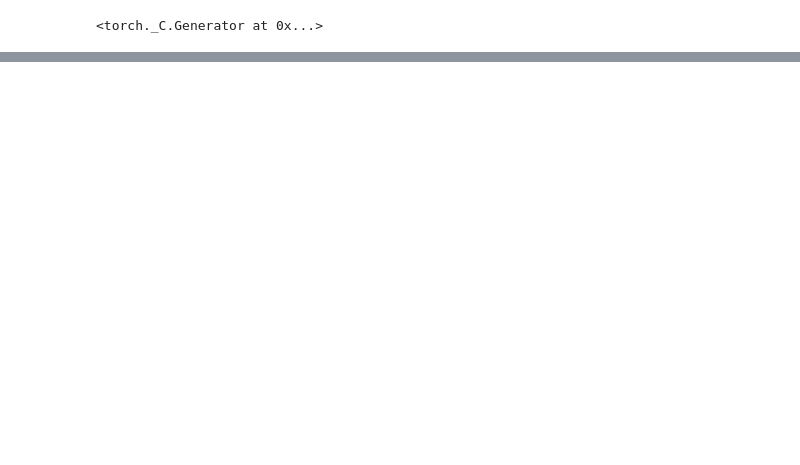
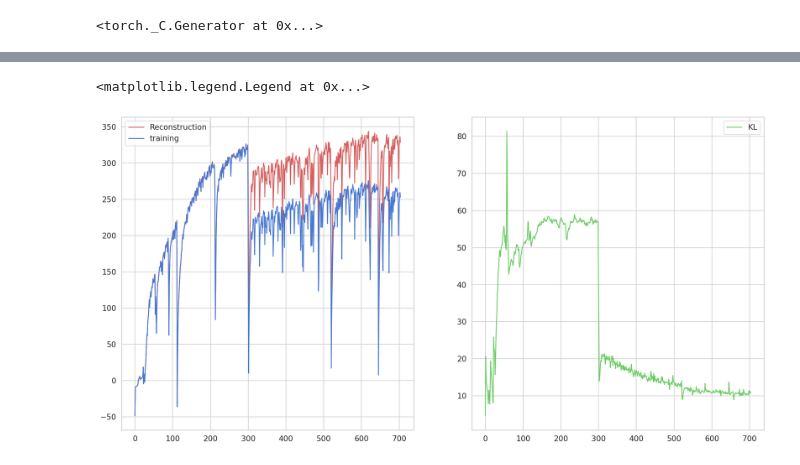
Before and after one commit to AugustSchreyer/02460_Advanced_ML, a Jupyter notebook: raman_spectre_model.ipynb, the cells around one changed output, grey strips where cells are left out. Cells and saved outputs as stored; diff of their text form; code cells hidden in the pictures; blank space fills up the shorter version.

Commit message:
working model

```diff
--- a/raman_spectre_model.ipynb
+++ b/raman_spectre_model.ipynb
@@ -326,34 +266,38 @@ class BaseVAEprob(nn.Module):
 # %%
-LATENT_FEATURES = 9
-HIDDEN_DIM = 500
-NUM_LAYERS = 1
-BATCH_SIZE = len(train_dataset)
+LATENT_FEATURES = 8
+HIDDEN_DIM = 100
+NUM_LAYERS = 2
+BATCH_SIZE = 64
 LEARNING_RATE = 1e-3
 bidirectional = True
-BETA = 1e-3
+BETA = 0.01
 
 encoder = Encoder(seq_len, n_features=1, hidden_dim=HIDDEN_DIM, latent_features=LATENT_FEATURES, num_layers=NUM_LAYERS, bidirectional=bidirectional).to(device)
 decoder = Decoder(seq_len, n_features=1, hidden_dim=HIDDEN_DIM, latent_features=LATENT_FEATURES, num_layers=NUM_LAYERS, bidirectional=bidirectional).to(device)
-model = BaseVAEprob(latent_features=LATENT_FEATURES, encoder=encoder, decoder=decoder, beta=BETA).to(device)
+model = BaseLSTM_VAEprob(latent_features=LATENT_FEATURES, encoder=encoder, decoder=decoder, beta=BETA).to(device)
 
 train_loader = DataLoader(train_dataset, batch_size=BATCH_SIZE, shuffle=True)
 
 #FOR NOW VALIDATION IS SAME AS TRAINING...
-validation_loader = DataLoader(train_dataset, batch_size=len(val_dataset), shuffle=True)
+validation_loader = DataLoader(train_dataset, batch_size=len(train_dataset), shuffle=True)
 
 optimizer = torch.optim.Adam(model.parameters(), lr=LEARNING_RATE)
 # %%
-NUM_EPOCHS = 100
+NUM_EPOCHS = 1000
 LOSS_LIST = []
 KL_LOSS_LIST = []
-RECON_train_dataset = []
+RECON_LOSS_LIST = []
 VAL_LOSS_LIST = []
-for epoch in range(NUM_EPOCHS):
+for epoch in range(1, NUM_EPOCHS+1):
     running_loss = 0
     running_loss_kl = 0
     running_loss_recon = 0
     count = 0
     model.train()
+
+    if epoch > 300:
+        model.beta = 10 * epoch / NUM_EPOCHS
+
     for batch in train_loader:
         count += len(batch)/BATCH_SIZE
         batch = batch.to(device)
@@ -386,7 +330,8 @@ for epoch in range(NUM_EPOCHS):
 
     VAL_LOSS_LIST.append(-val_loss.item())
 
-    print(f"epoch {epoch+1}")
-    print(f"Average loss: {avg_loss_epoch}")
-    print(f"Validation loss: {val_loss}")
+    if epoch % 25 == 0:
+        print(f"epoch {epoch}")
+        print(f"Average loss: {np.mean(LOSS_LIST[-25:])}")
+        print(f"Validation loss: {np.mean(VAL_LOSS_LIST[-25:])}")
 # %% [output]
@@ -396,11 +356,14 @@ KeyboardInterrupt:
 # %%
 fig, ax = plt.subplots(1, 2, figsize=(20, 10))
 
-ax[0].plot(list(range(len(VAL_LOSS_LIST))), VAL_LOSS_LIST, c='y', label="validation")
+#ax[0].plot(list(range(len(VAL_LOSS_LIST))), VAL_LOSS_LIST, c='y', label="validation")
 ax[0].plot(list(range(len(RECON_LOSS_LIST))), RECON_LOSS_LIST, c='r', label="Reconstruction")
 ax[0].plot(list(range(len(LOSS_LIST))), LOSS_LIST, c='b', label="training")
 ax[1].plot(list(range(len(KL_LOSS_LIST))), KL_LOSS_LIST, c='g', label="KL")
 ax[0].legend()
 ax[1].legend()
+# %% [output]
+<matplotlib.legend.Legend at 0x...>
+[figure, added]
 # %%
 NUM_PLOTS = 9
```
Also changed, not shown: parts of 25 cells of this notebook.
